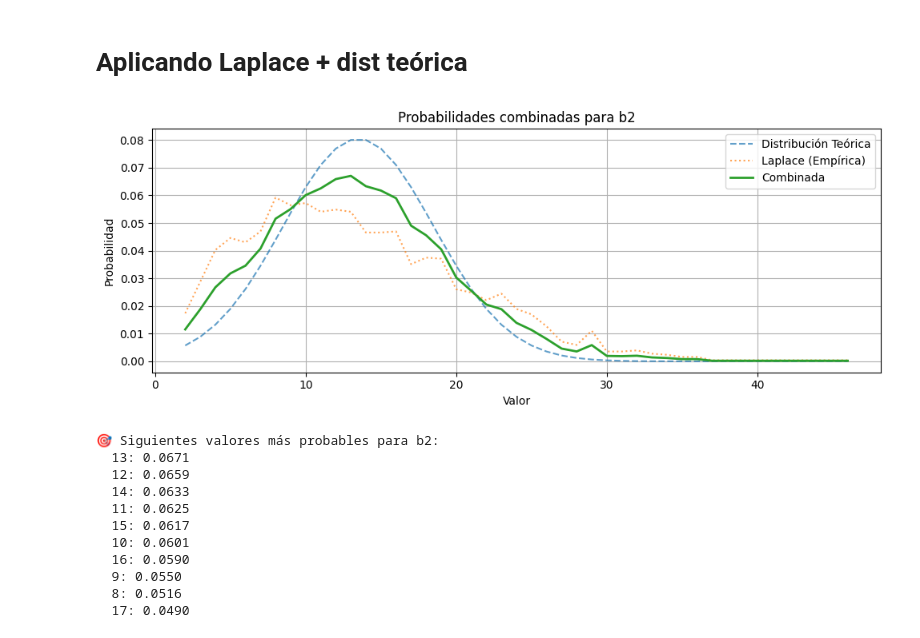
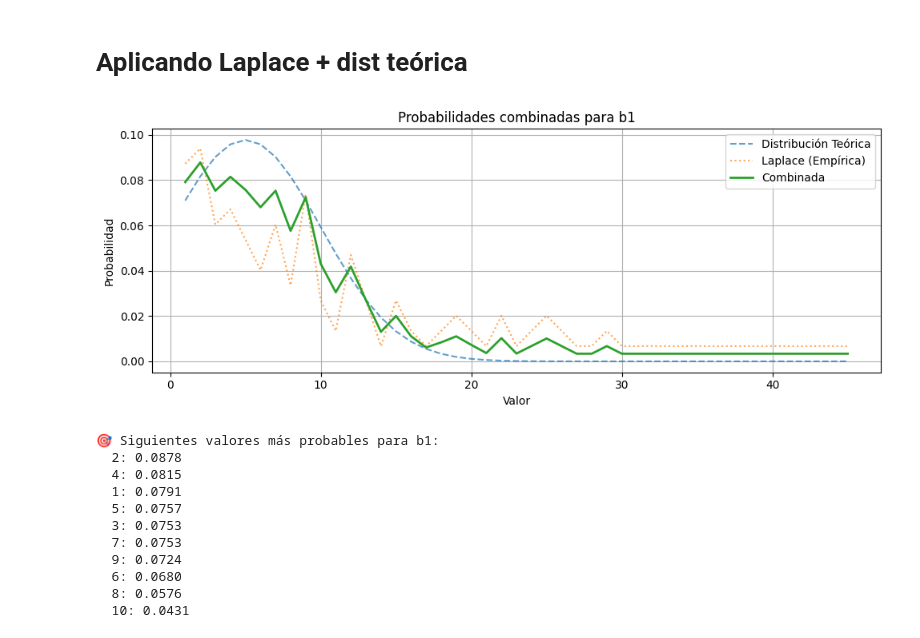
Before and after one commit to coins5/tinkapp.v4, a Jupyter notebook: explore_bolillas_v3_TNK.ipynb, the cells around one changed output. Drawn from its saved outputs; the diff is of its cells as text; code cells hidden in the pictures.

```diff
--- a/explore_bolillas_v3_TNK.ipynb
+++ b/explore_bolillas_v3_TNK.ipynb
@@ -796,26 +800,32 @@ def calcular_probabilidades_hibridas(casilla, valores, suavizado=1, mezcla=0.5,
     # Retornar los valores más probables
     return list(p_ordenada.items())[:top_n]
 # %%
-col_analyze = "b2"
-values_explore = dfRows[col_analyze].to_list()
-values_explore.reverse()
+def next_gen_analyze (col_analyze: str, top_n: int = 10, body_size: int = 104):
+  values_explore = dfRows[col_analyze].to_list()[0:body_size]
+  values_explore.reverse()
 
-# valores más probables usando mezcla 50% teórica y 50% datos
-top_valores = calcular_probabilidades_hibridas(col_analyze, values_explore, mezcla=0.5, graficar=True, top_n=10)
+  # valores más probables usando mezcla 50% teórica y 50% datos
+  top_valores = calcular_probabilidades_hibridas(col_analyze, values_explore, mezcla=0.5, graficar=True, top_n=top_n)
 
-print(f"🎯 Siguientes valores más probables para {col_analyze}:")
-for val, prob in top_valores:
+  print(f"🎯 Siguientes valores más probables para {col_analyze}:")
+  result = []
+  for val, prob in top_valores:
     print(f"  {val}: {prob:.4f}")
+    result.append(val)
+
+  return result
-# %% [output]
-[figure, removed]
-🎯 Siguientes valores más probables para b2:
-  13: 0.0671
-  12: 0.0659
-  14: 0.0633
-  11: 0.0625
-  15: 0.0617
-  10: 0.0601
-  16: 0.0590
-  9: 0.0550
-  8: 0.0516
-  17: 0.0490
+# %%
+b1_vals = next_gen_analyze("b1", body_size=104)
+# %% [output]
+[figure, added]
+🎯 Siguientes valores más probables para b1:
+  2: 0.0878
+  4: 0.0815
+  1: 0.0791
+  5: 0.0757
+  3: 0.0753
+  7: 0.0753
+  9: 0.0724
+  6: 0.0680
+  8: 0.0576
+  10: 0.0431
```
Also changed, not shown: parts of 15 cells of this notebook, 8 other files.
